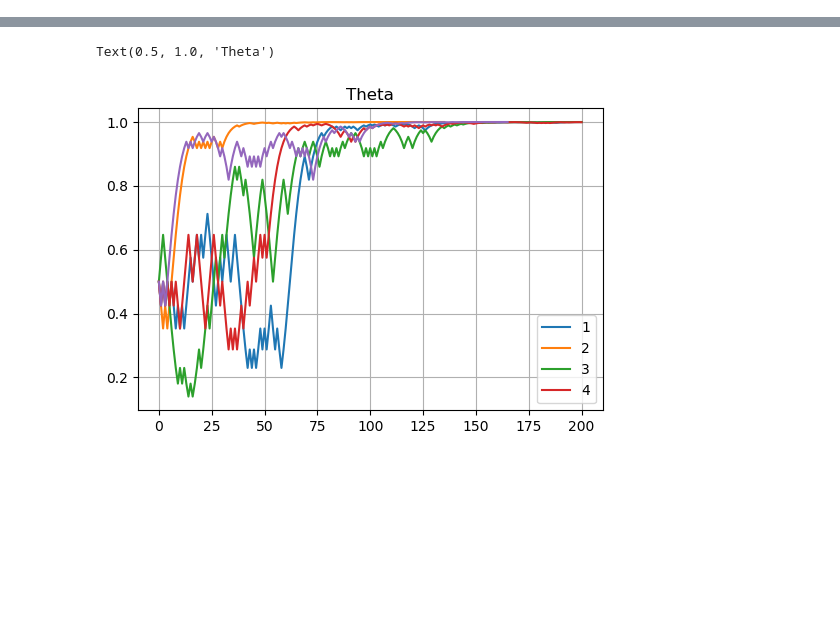
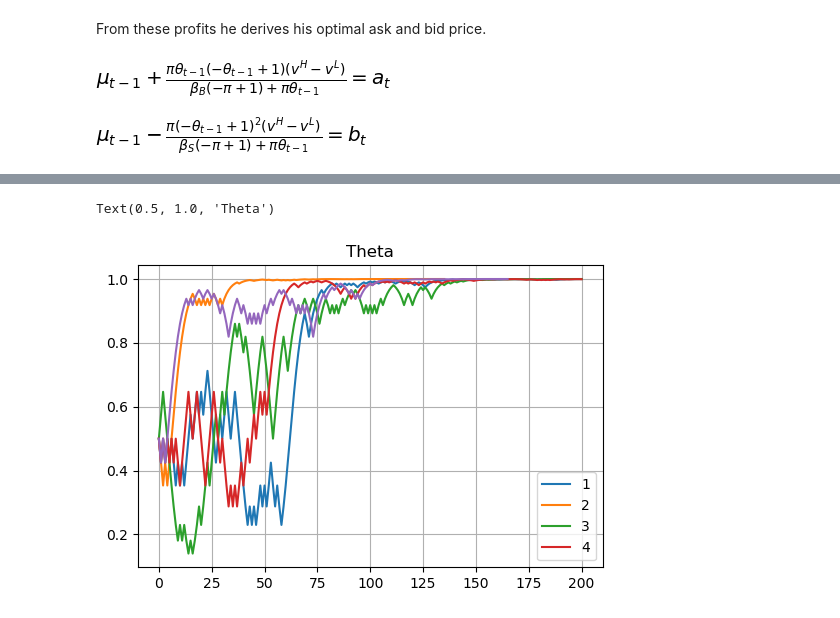
Before and after one commit to s-corfixen/projects-2019-snake-on-3310, a Jupyter notebook: modelproject/Untitled1.ipynb, the cells around one changed output, grey strips where cells are left out. Cells and saved outputs as stored; diff of their text form; code cells hidden in the pictures; blank space fills up the shorter version.

```diff
--- a/modelproject/Untitled1.ipynb
+++ b/modelproject/Untitled1.ipynb
@@ -35,0 +87,10 @@ spis = sm.symbols("Pi_sell")
+# %% [markdown]
+From these profits he derives his optimal ask and bid price.
+# %%
+sm.Eq(mu_t1+(pi*theta_t1*(1-theta_t1))/(pi*theta_t1+(1-pi)*beta_b)*(v_h-v_l), a_t)
+# %% [output]
+[figure, added]
+# %%
+sm.Eq(mu_t1-(pi*(1-theta_t1)*(1-theta_t1))/(pi*theta_t1+(1-pi)*beta_s)*(v_h-v_l),b_t)
+# %% [output]
+[figure, added]
```
Also changed, not shown: parts of 27 cells of this notebook.
